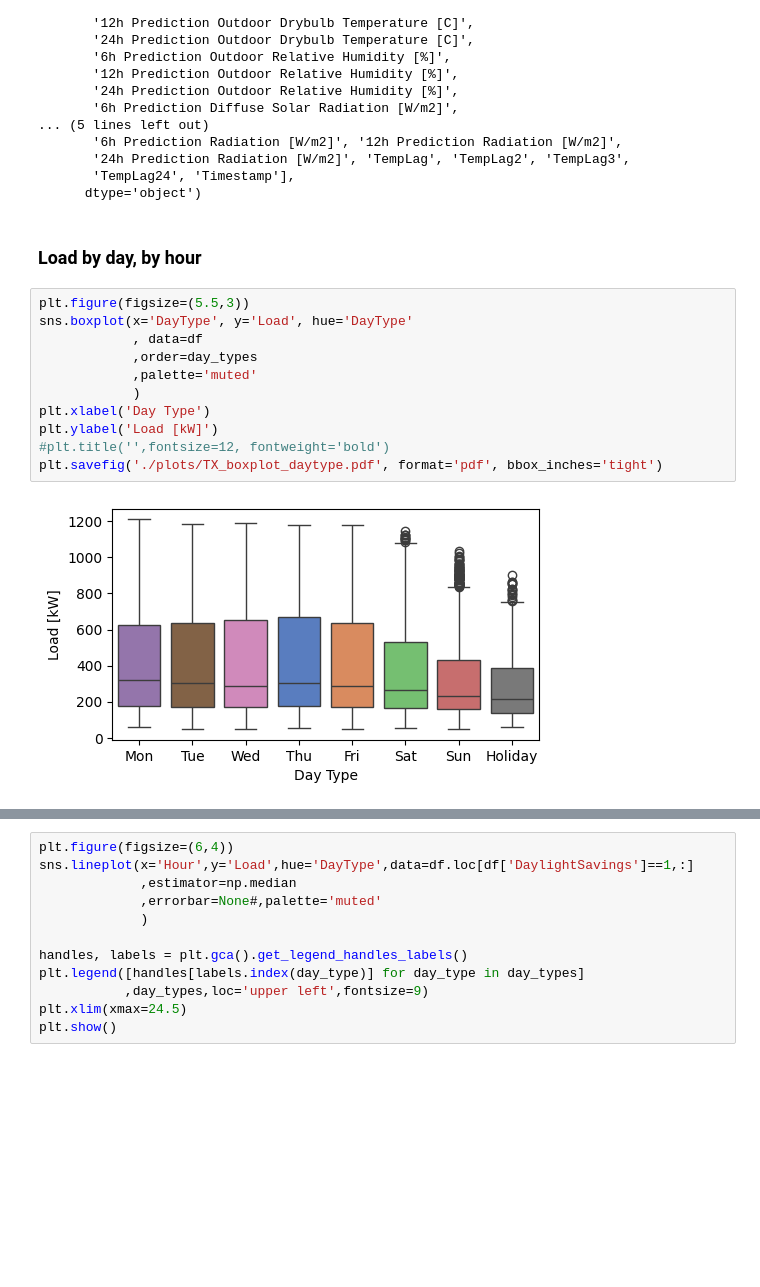
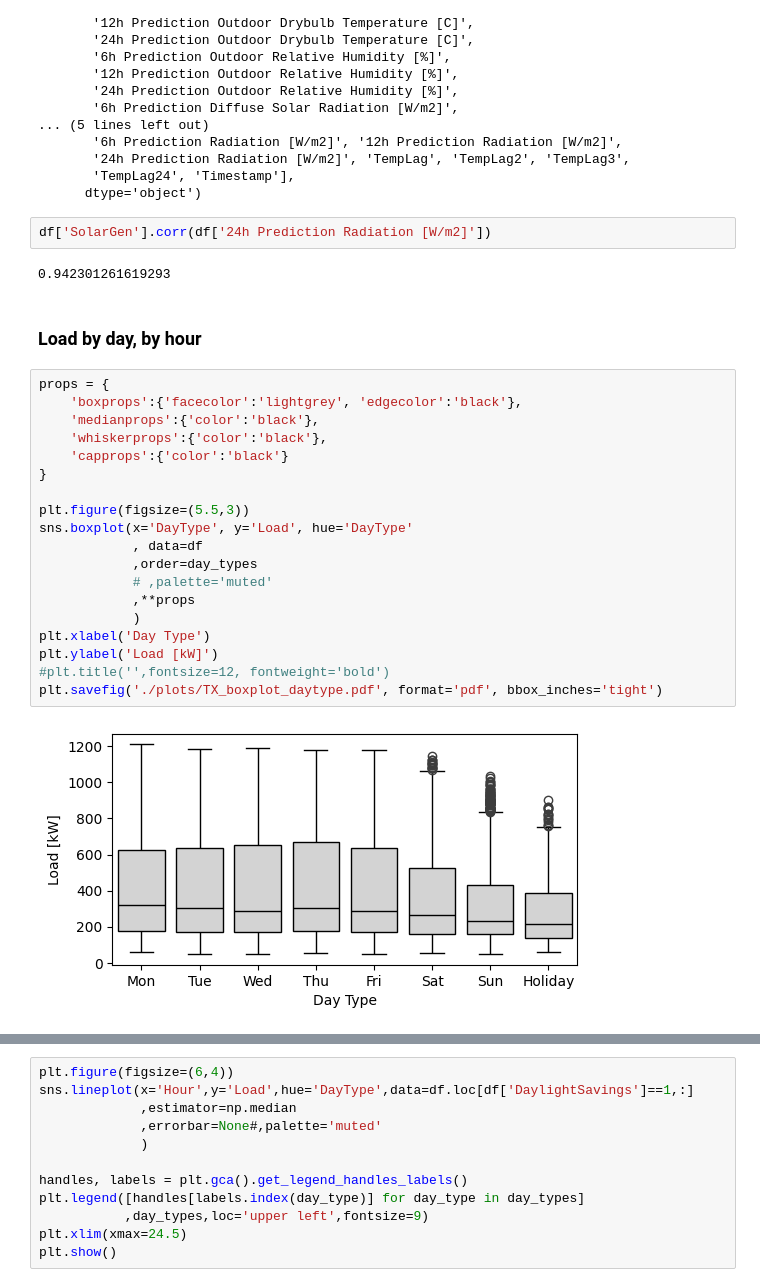
Before and after one commit to jkompan/microgrid, a Jupyter notebook: 1-microgrid-TX-analysis.ipynb, the cells around one changed output, grey strips where cells are left out. Cells and saved outputs as stored; diff of their text form; blank space fills up the shorter version.

```diff
--- a/1-microgrid-TX-analysis.ipynb
+++ b/1-microgrid-TX-analysis.ipynb
@@ -34,21 +34,33 @@ Index(['Month', 'Hour', 'DayType', 'Workday', 'DaylightSavings', 'Load',
        '24h Prediction Radiation [W/m2]', 'TempLag', 'TempLag2', 'TempLag3',
        'TempLag24', 'Timestamp'],
       dtype='object')
+# %%
+df['SolarGen'].corr(df['24h Prediction Radiation [W/m2]'])
+# %% [output]
+0.942301261619293
 # %% [markdown]
 ### Load by day, by hour
 # %%
+props = {
+    'boxprops':{'facecolor':'lightgrey', 'edgecolor':'black'},
+    'medianprops':{'color':'black'},
+    'whiskerprops':{'color':'black'},
+    'capprops':{'color':'black'}
+}
+
 plt.figure(figsize=(5.5,3))
 sns.boxplot(x='DayType', y='Load', hue='DayType'
             , data=df
             ,order=day_types
-            ,palette='muted'
+            # ,palette='muted'
+            ,**props
             )
 plt.xlabel('Day Type')
 plt.ylabel('Load [kW]')
 #plt.title('',fontsize=12, fontweight='bold')
 plt.savefig('./plots/TX_boxplot_daytype.pdf', format='pdf', bbox_inches='tight')
 # %% [output]
-[figure, old version]
+[figure, new version]
 # %%
 # plt.figure(figsize=(6,4))
 # for day_type in day_types:
```
Also changed, not shown: parts of 16 cells of this notebook, 4 other files.
